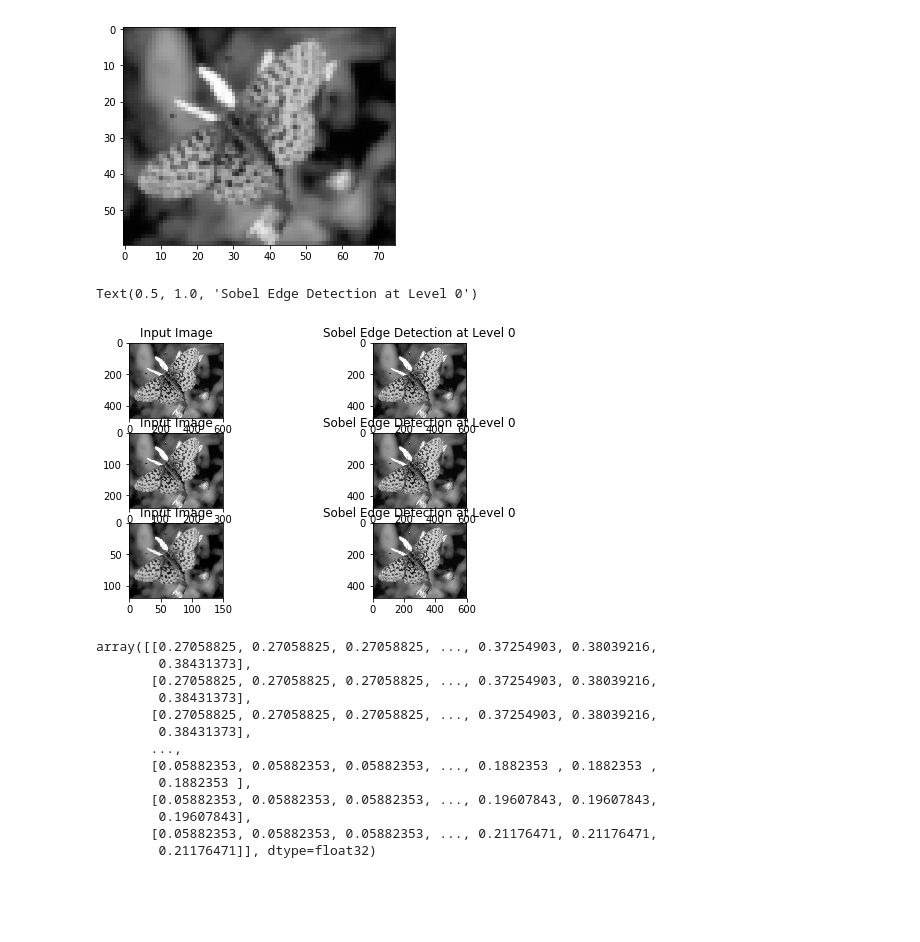
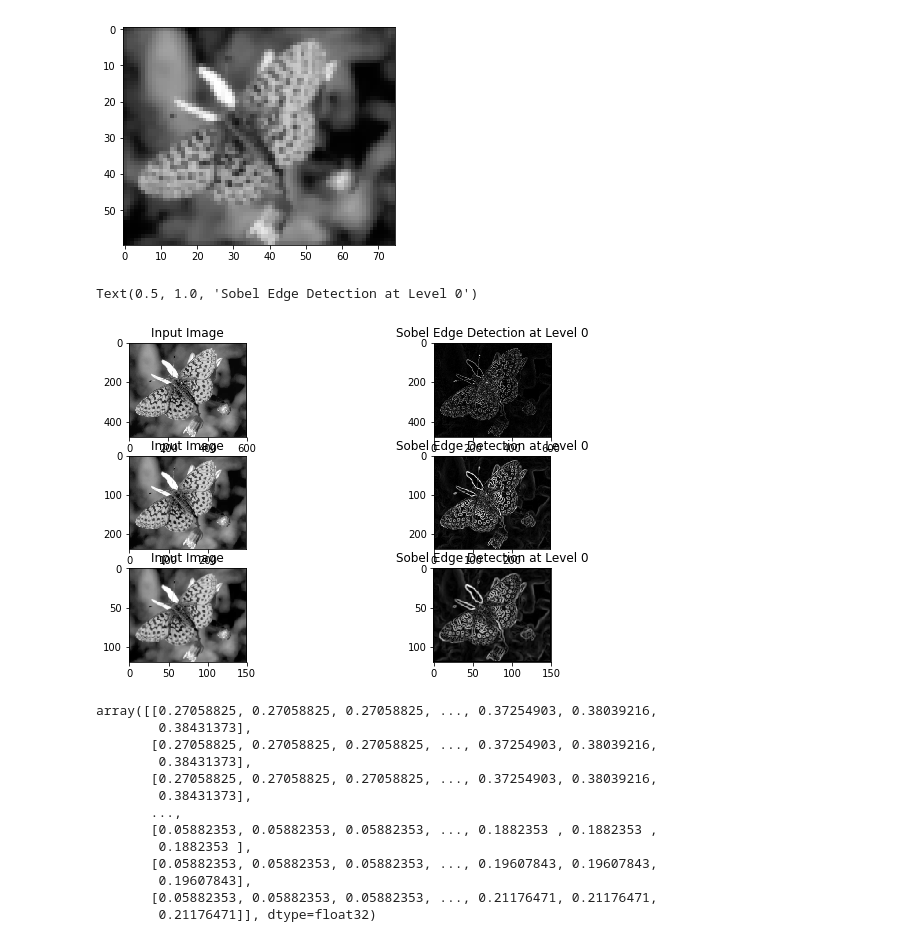
Before and after one commit to neezcha/483H3, a Jupyter notebook: 483H3.ipynb, the cells around one changed output. Cells and saved outputs as stored; diff of their text form; code cells hidden in the pictures; blank space fills up the shorter version.

Commit message:
Update 483H3.ipynb
formatting for resize sobel dispa

```diff
--- a/483H3.ipynb
+++ b/483H3.ipynb
@@ -153,35 +153,51 @@ for i in range(1,len(scale1)):
 # %%
 # idsplay comparisons
 fig = plt.figure()
-fig.set_figheight(8)
-fig.set_figwidth(8)
+fig.set_figheight(10)
+fig.set_figwidth(10)
 
 fig.add_subplot(5,2,1)
 plt.imshow(scale1[0], cmap='gray')
 plt.title('Input Image', fontsize=12)
 
 fig.add_subplot(5,2,2)
-plt.imshow(imgListRe[0], cmap='gray')
+plt.imshow(imgListSob[0], cmap='gray')
 plt.title('Sobel Edge Detection at Level 0', fontsize=12)
 
 fig.add_subplot(5,2,3)
 plt.imshow(scale1[1], cmap='gray')
 plt.title('Input Image', fontsize=12)
 
 fig.add_subplot(5,2,4)
-plt.imshow(imgListRe[1], cmap='gray')
+plt.imshow(imgListSob[1], cmap='gray')
 plt.title('Sobel Edge Detection at Level 0', fontsize=12)
 
 fig.add_subplot(5,2,5)
 plt.imshow(scale1[2], cmap='gray')
 plt.title('Input Image', fontsize=12)
 
 fig.add_subplot(5,2,6)
-plt.imshow(imgListRe[2], cmap='gray')
+plt.imshow(imgListSob[2], cmap='gray')
 plt.title('Sobel Edge Detection at Level 0', fontsize=12)
+
+fig.add_subplot(5,2,7)
+plt.imshow(scale1[2], cmap='gray')
+plt.title('Input Image', fontsize=12)
+
+fig.add_subplot(5,2,8)
+plt.imshow(imgListSob[2], cmap='gray')
+plt.title('Sobel Edge Detection at Level 0', fontsize=12)
+
+fig.add_subplot(5,2,9)
+plt.imshow(scale1[2], cmap='gray')
+plt.title('Input Image', fontsize=12)
+
+fig.add_subplot(5,2,10)
+plt.imshow(imgListSob[2], cmap='gray')
+plt.title('Sobel Edge Detection at Level 0', fontsize=12)
 # %% [output]
 Text(0.5, 1.0, 'Sobel Edge Detection at Level 0')
-[figure, old version]
+[figure, new version]
 # %%
 ####   2   ####
 # %%
```
